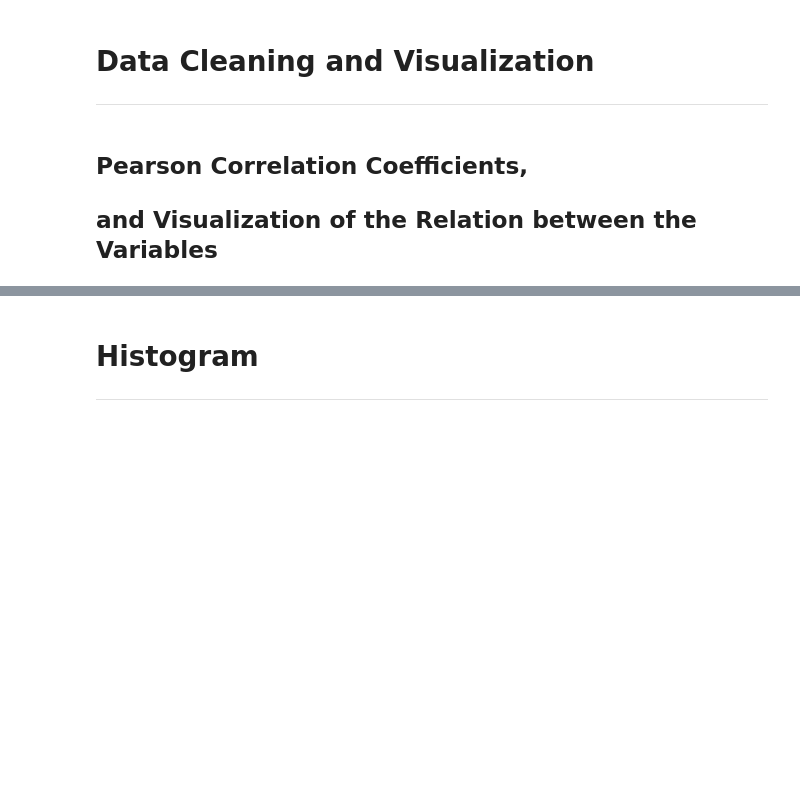
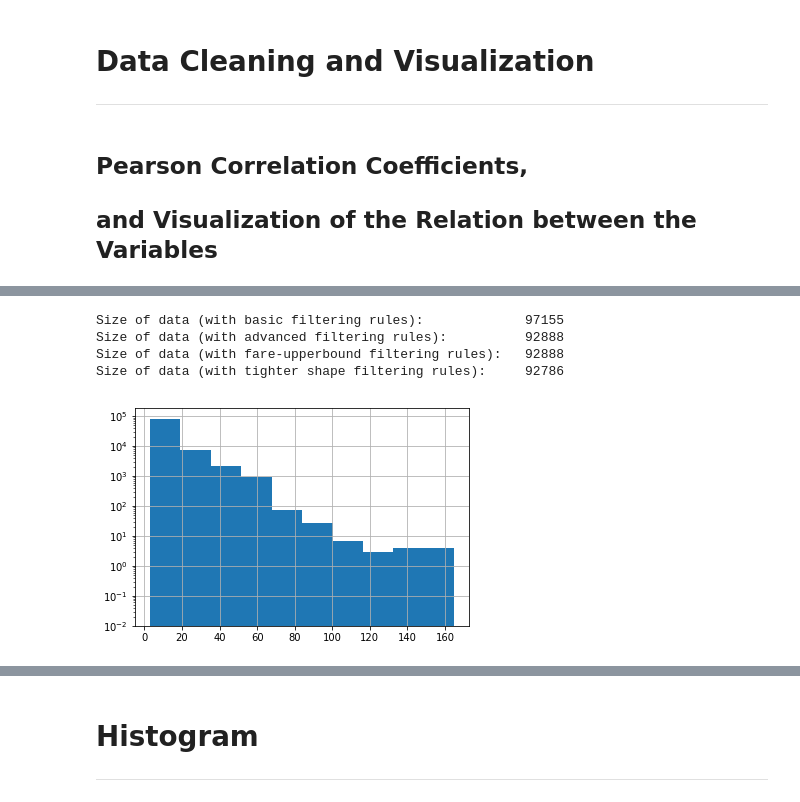
Before and after one commit to LiamWahahaha/data-science, a Jupyter notebook: AdvancedFeature.ipynb, the cells around one changed output, grey strips where cells are left out. Saved outputs shown, nothing was run; the diff lists cells and outputs as text; code cells hidden in the pictures; blank space fills up the shorter version.

```diff
--- a/AdvancedFeature.ipynb
+++ b/AdvancedFeature.ipynb
@@ -134,6 +180,17 @@ def valid_transportation_region(row_data, left_bottom = LEFT_BOTTOM_BOUNDARY, ri
             (row_data['pickup_latitude'] < right_top.latitude) & \
             (row_data['dropoff_latitude'] > left_bottom.latitude) & \
             (row_data['dropoff_latitude'] < right_top.latitude)
+
+def dest_in_nyc_helper(row_data, city_poly = manual_nyc):
+    return shape(Point(row_data['dropoff_longitude'], row_data['dropoff_latitude'])).within(city_poly)
+
+
+def orig_in_nyc_helper(row_data, city_poly = manual_nyc):
+    return shape(Point(row_data['pickup_longitude'], row_data['pickup_latitude'])).within(city_poly)
+
+def valid_transportation_region_by_shape(row_data, city_poly = manual_nyc):
+    return orig_in_nyc_helper(row_data, city_poly = city_poly) | \
+           dest_in_nyc_helper(row_data, city_poly = city_poly)
 
 def valid_travel_location(row_data):
     """
@@ -159,12 +216,4 @@ def valid_passenger_count(row_data):
     by Taxi rule, the maximum capacity is 6
     """
     return (row_data['passenger_count'] > 0) & (row_data['passenger_count'] <= 6)
-
-# def datetime_parser(x):
-#     print(x['pickup_datetime'])
-#     try:
-#         datetime_object = datetime.strptime(x['pickup_datetime'], '%Y-%m-%d %H:%M:%S')
-#         return datetime_object.hours*60 + datetime_object.minutes
-#     except:
-#         return pd.NaT
 # %% [markdown]
@@ -336,0 +629,10 @@ def adjust_fare(row_data):
+# %%
+advanced_df = basic_filter_df.loc[valid_fare_amount_judge_by_travel_distance(basic_filter_df)]
+w_upperbound_df = advanced_df.loc[valid_fare_with_upperbound(advanced_df, 300)]
+w_shape_df = w_upperbound_df.loc[w_upperbound_df.apply(valid_transportation_region_by_shape, axis = 1)]
+
+compare_two_df(basic_filter_df, 'Applied basic rules', advanced_df, 'Applied travel distance rules')
+print('\n')
+compare_two_df(advanced_df, 'Applied travel distance rules', w_upperbound_df, 'Applied upperbound fare rule')
+print('\n')
+compare_two_df(w_upperbound_df, 'Applied upper bound rule', w_shape_df, 'Applied advanced shape rule')
@@ -376,0 +690,17 @@ def is_weekday(row_data):
+# %%
+fig, ax = plt.subplots()
+w_shape_df.fare_amount.hist(ax = ax, bottom=0.01)
+ax.set_yscale('log')
+format_rule = '{0:54}'
+print(format_rule.format('Size of data (with basic filtering rules):'), basic_filter_df.shape[0])
+print(format_rule.format('Size of data (with advanced filtering rules):'), advanced_df.shape[0])
+print(format_rule.format('Size of data (with fare-upperbound filtering rules):'),w_upperbound_df.shape[0])
+print(format_rule.format('Size of data (with tighter shape filtering rules):'),w_shape_df.shape[0])
+
+train_df = w_shape_df[:]
+# %% [output]
+Size of data (with basic filtering rules):             97155
+Size of data (with advanced filtering rules):          92888
+Size of data (with fare-upperbound filtering rules):   92888
+Size of data (with tighter shape filtering rules):     92786
+[figure, added]
```
Also changed, not shown: parts of 106 cells of this notebook, 1 other file.
